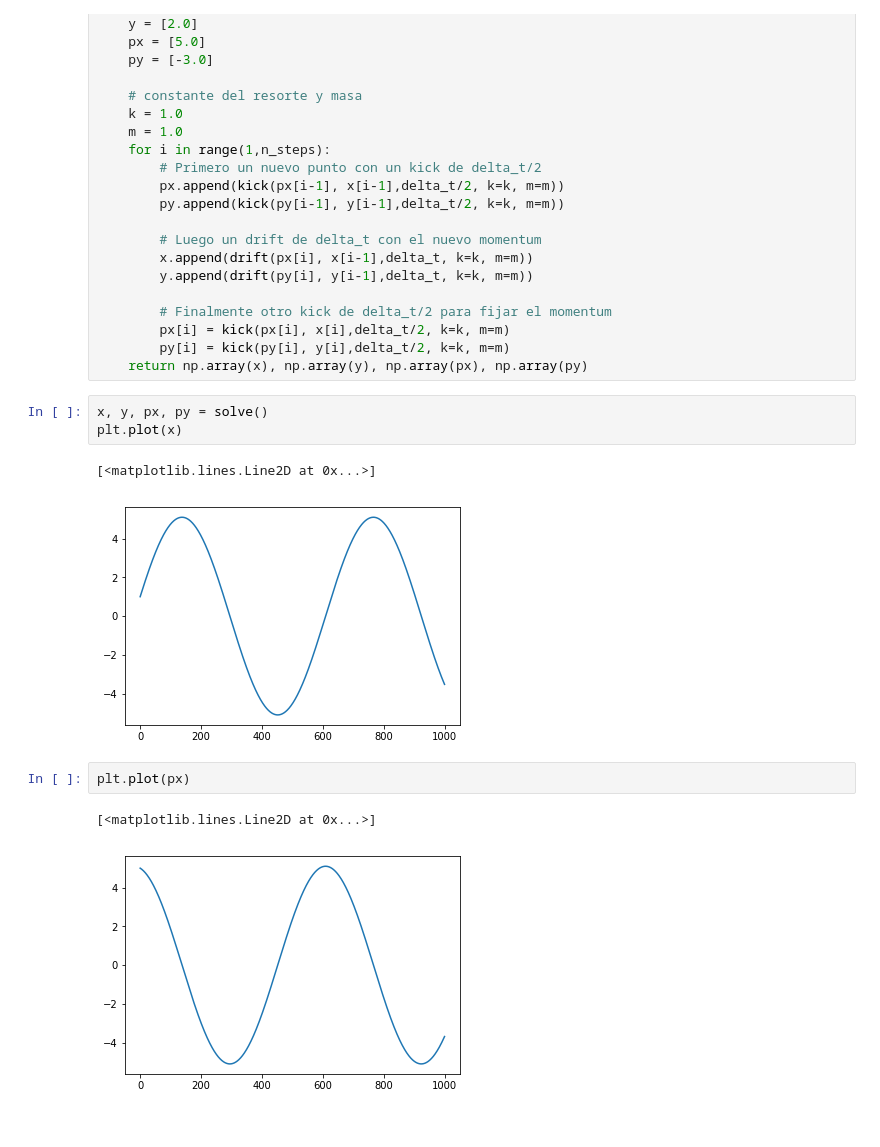
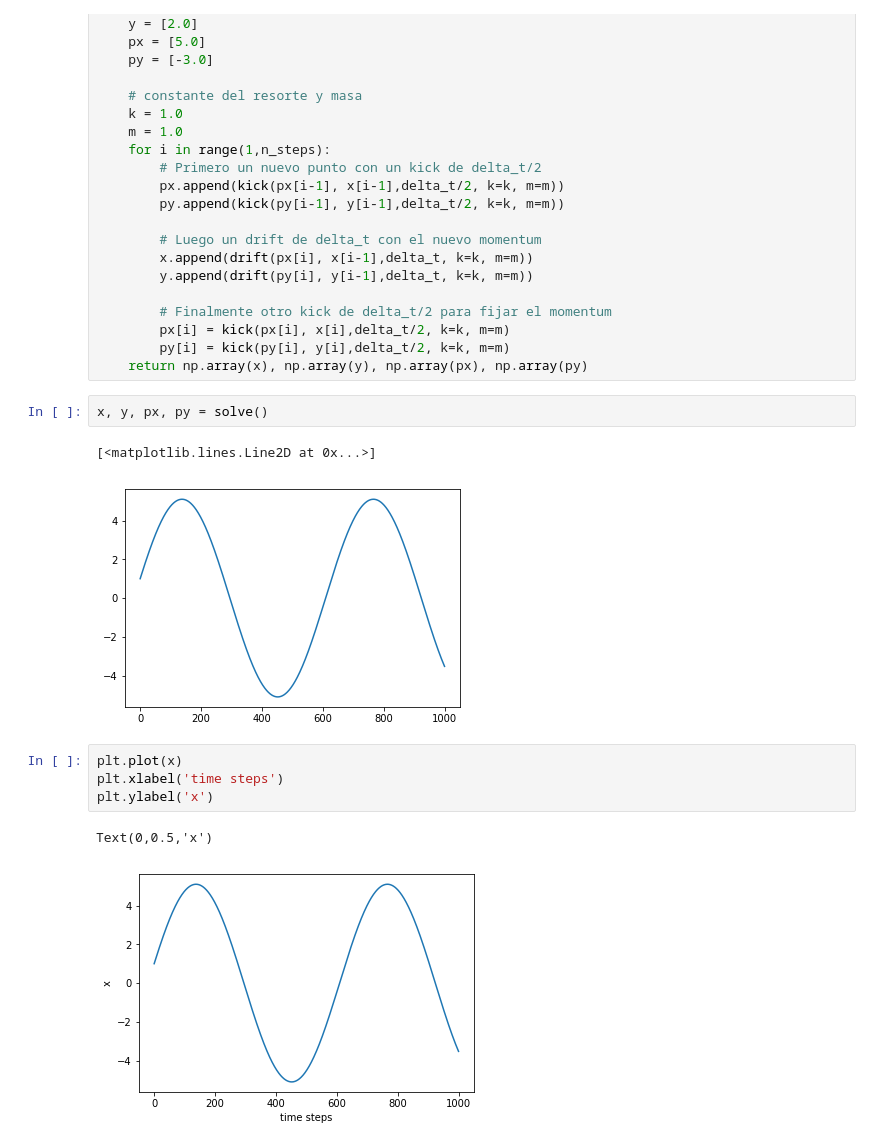
Before and after one commit to ComputoCienciasUniandes/MetodosComputacionalesAvanzados, a Jupyter notebook: secciones/05.MCMC/05_Hamiltoniano.ipynb, the cells around one changed output. Saved outputs shown, nothing was run; the diff lists cells and outputs as text.

Commit message:
step

```diff
--- a/secciones/05.MCMC/05_Hamiltoniano.ipynb
+++ b/secciones/05.MCMC/05_Hamiltoniano.ipynb
@@ -125,14 +125,15 @@ def solve(delta_t = 1E-2, n_steps=1000):
     return np.array(x), np.array(y), np.array(px), np.array(py)
 # %%
 x, y, px, py = solve()
-plt.plot(x)
 # %% [output]
 [<matplotlib.lines.Line2D at 0x...>]
 [figure]
-# %%
-plt.plot(px)
-# %% [output]
-[<matplotlib.lines.Line2D at 0x...>]
-[figure, removed]
+# %%
+plt.plot(x)
+plt.xlabel('time steps')
+plt.ylabel('x')
+# %% [output]
+Text(0,0.5,'x')
+[figure, added]
 # %%
 plt.plot(x,y)
```
Also changed, not shown: parts of 3 cells of this notebook.
